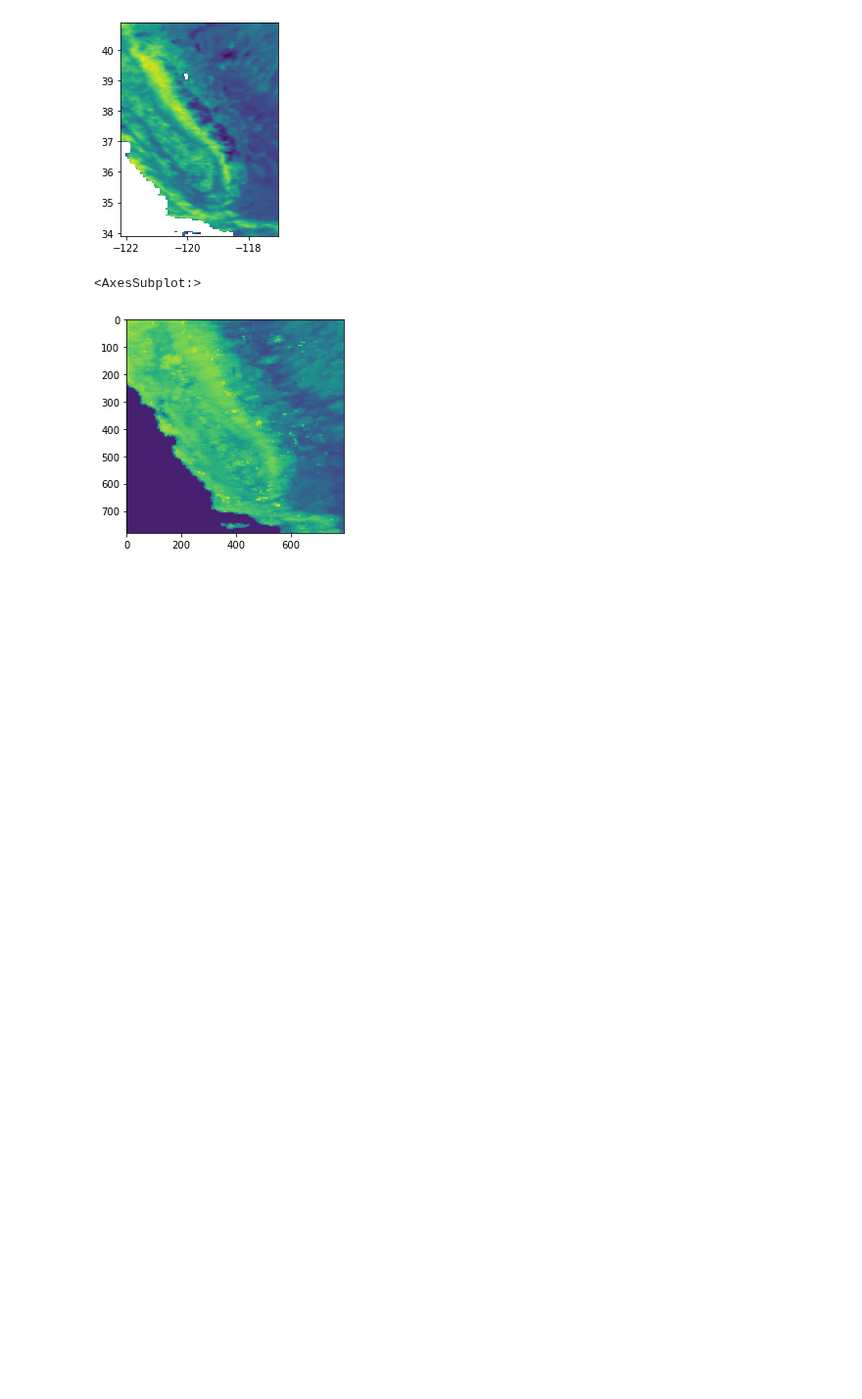
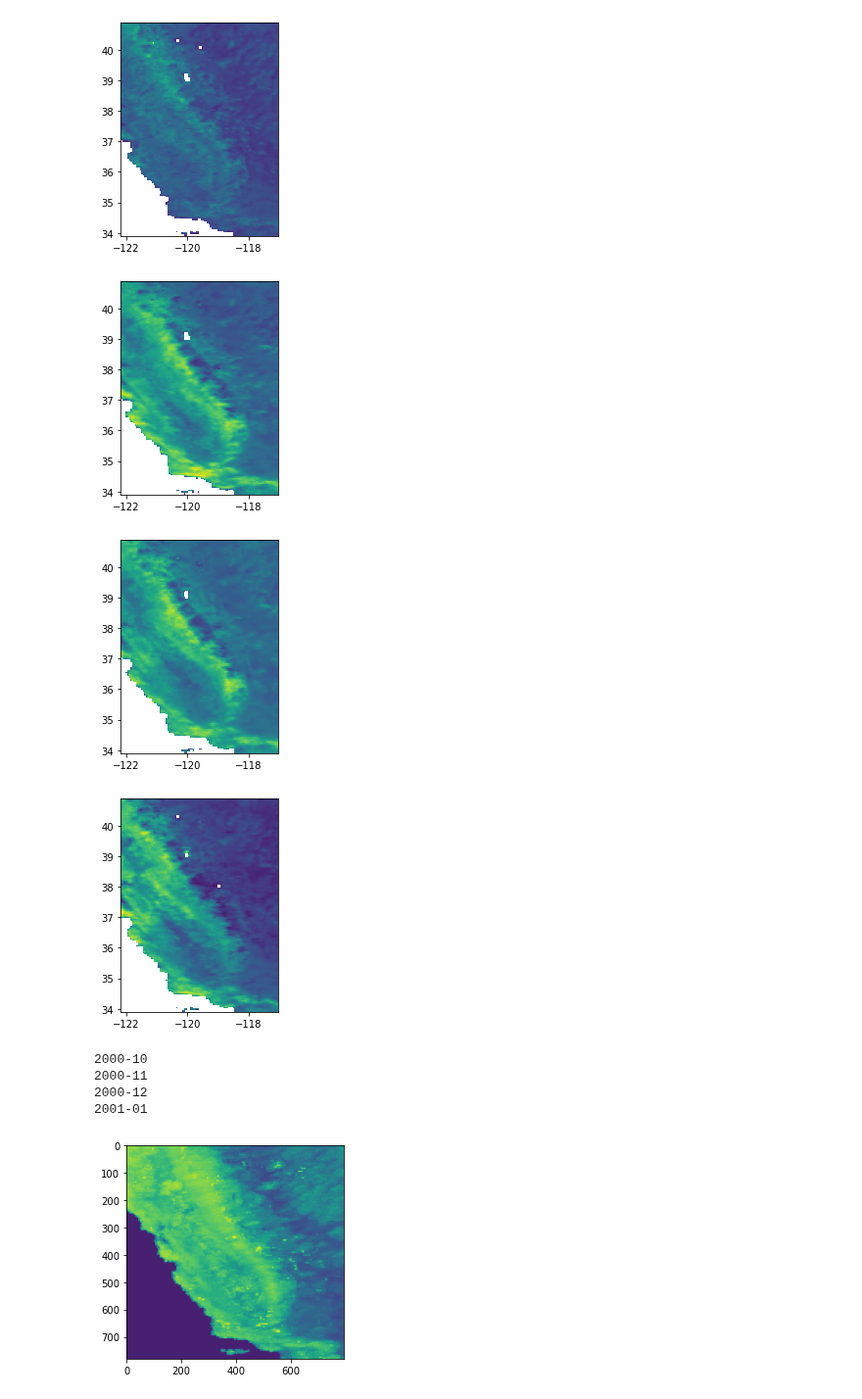
Before and after one commit to mariannecowherd/pe_snow_fires, a Jupyter notebook: scripts/avhrr_ndvi.ipynb, the cells around one changed output. Shown at 98% size. Drawn from its saved outputs; the diff is of its cells as text; code cells hidden in the pictures; blank space fills up the shorter version.

```diff
--- a/scripts/avhrr_ndvi.ipynb
+++ b/scripts/avhrr_ndvi.ipynb
@@ -12,12 +12,28 @@ import earthpy.spatial as es
 import earthpy.plot as ep
 from matplotlib import cm
 import matplotlib
-# %%
-dataset = rasterio.open('\\users\\marianne\\documents\\data\\avhrr_ndvi_monthly_new\\2006-06.tif')
-show(dataset)  # factor 3 to increase brightness
-# %% [output]
-[figure, removed]
-<AxesSubplot:>
+# %%
+filepath = '\\users\\marianne\\documents\\data\\pe_snow_fires_data\\ndvi_monthly\\'
+years = range(2000,2001)
+for yr in years:
+    wy_dates = [str(yr)+'-10', str(yr)+'-11',str(yr)+'-12',str(yr+1)+'-01',str(yr+1)+'-02',str(yr+1)+'-03',str(yr+1)+'-04',str(yr+1)+'-05',str(yr+1)+'-06',str(yr+1)+'-07',str(yr+1)+'-08',str(yr+1)+'-09']
+    for wyd in wy_dates[0:4]:
+        filename = filepath + wyd + '.tif'
+        data = rasterio.open(filename)
+        show(data)
+# %% [output]
+[figure, added]
+[figure, added]
+[figure, added]
+[figure, added]
+# %%
+for wyd in wy_dates[0:4]:
+    print(wyd)
+# %% [output]
+2000-10
+2000-11
+2000-12
+2001-01
 # %%
 yr = 2000
 dataset = rxr.open_rasterio('\\users\\marianne\\documents\\data\\pe_snow_fires_data\\max-ndvi\\max-ndvi-'+str(yr)+'.tif')
```
Also changed, not shown: parts of 2 cells of this notebook.
